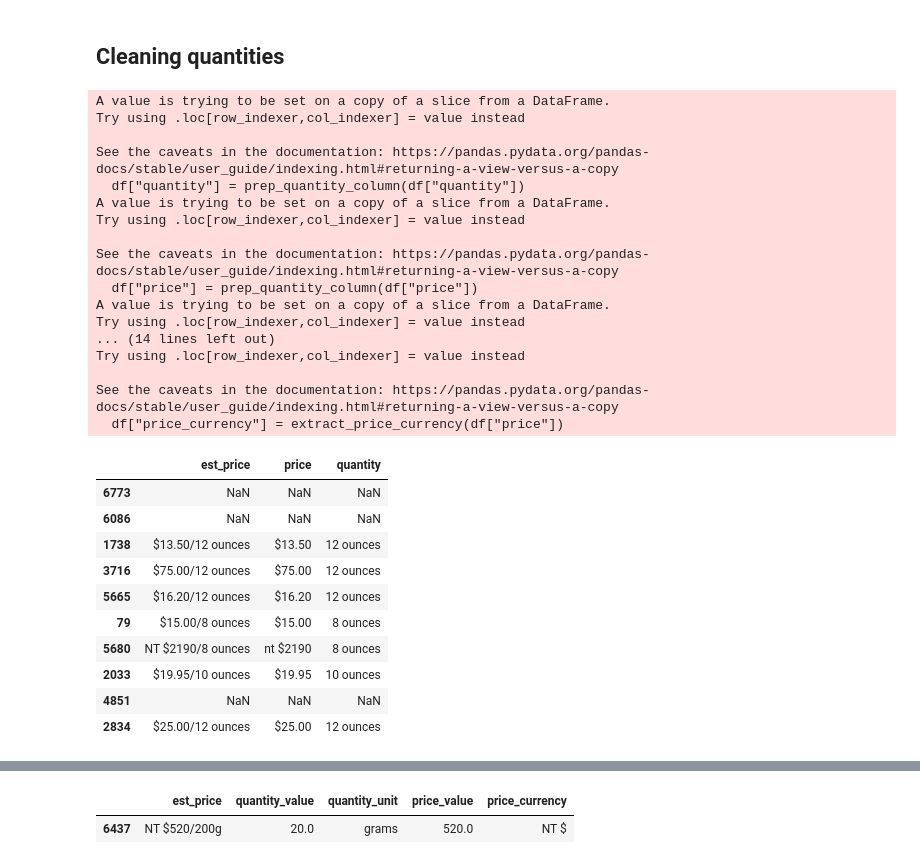
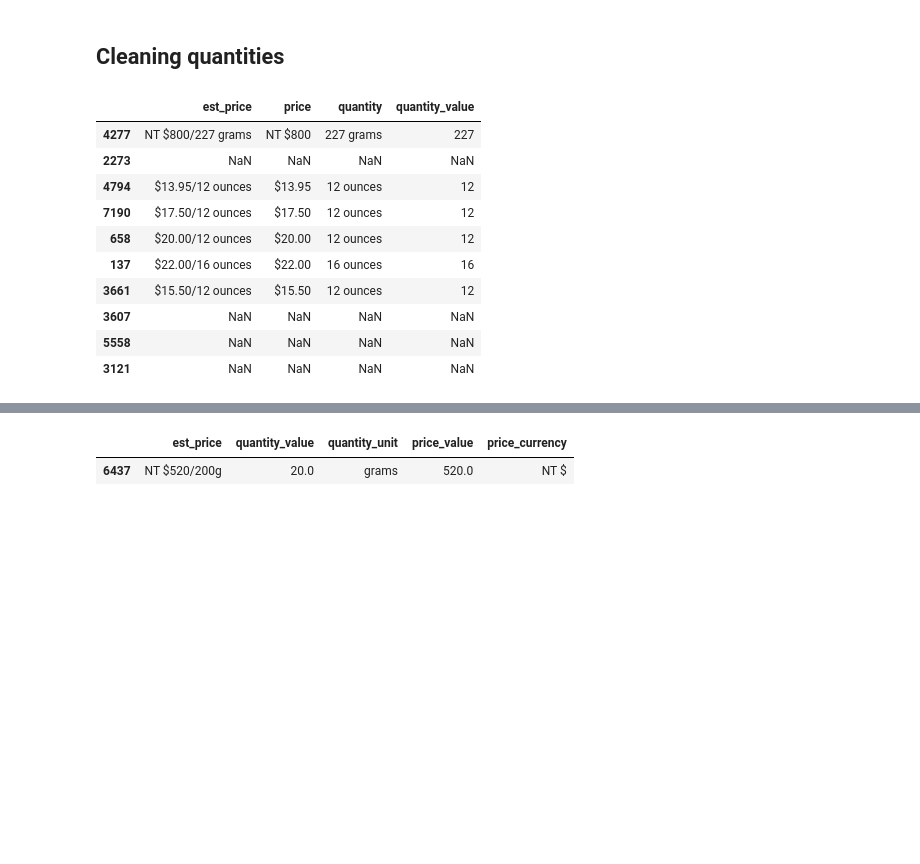
Before and after one commit to tynardone/coffee-review-analysis, a Jupyter notebook: notebooks/1-data-cleaning.ipynb, the cells around one changed output, grey strips where cells are left out. Drawn from its saved outputs; the diff is of its cells as text; code cells hidden in the pictures; blank space fills up the shorter version.

```diff
--- a/notebooks/1-data-cleaning.ipynb
+++ b/notebooks/1-data-cleaning.ipynb
@@ -220,7 +220,7 @@ def prep_price_column(column: pd.Series) -> pd.Series:
 
 
 def extract_quantity_value(column: pd.Series) -> pd.Series:
-    return column
+    return column.str.extract(number_pattern)
 
 
 def extract_quantity_unit(column: pd.Series) -> pd.Series:
@@ -231,65 +231,54 @@ def extract_price_value(column: pd.Series) -> pd.Series:
     return column
 
 
 def extract_price_currency(column: pd.Series) -> pd.Series:
     return column
 
 
 def create_price_quantity_columns(df: pd.DataFrame) -> pd.DataFrame:
     # Split the est_price column into price and quantity columns
     return (
         df.assign(
             # Split est_price into price and quantity, removing commas
             **df["est_price"]
             .str.split("/", n=1, expand=True)
             .replace(",", "", regex=True)
             .rename(columns={0: "price", 1: "quantity"})
         )
         # Filter out rows with unwanted terms in the quantity column
-        .loc[~df["quantity"].str.contains(drop_terms_string, case=False, na=False), :]
-        # Add cleaned and extracted columns
+        .loc[
+            lambda x: ~x["quantity"].str.contains(
+                drop_terms_string, case=False, na=False
+            ),
+            :,
+        ]
         .assign(
             quantity=lambda x: prep_quantity_column(x["quantity"]),
-            price=lambda x: prep_quantity_column(x["price"]),
+            price=lambda x: prep_price_column(x["price"]),
+        )
+        .assign(
             quantity_unit=lambda x: extract_quantity_unit(x["quantity"]),
             quantity_value=lambda x: extract_quantity_value(x["quantity"]),
             price_value=lambda x: extract_price_value(x["price"]),
             price_currency=lambda x: extract_price_currency(x["price"]),
         )
     )
 
 
 df = df_in.pipe(tweak_df).pipe(create_price_quantity_columns)
-df[["est_price", "price", "quantity"]].sample(10)
+df[["est_price", "price", "quantity", "quantity_value"]].sample(10)
 # %% [output]
-A value is trying to be set on a copy of a slice from a DataFrame.
-Try using .loc[row_indexer,col_indexer] = value instead
-
-See the caveats in the documentation: https://pandas.pydata.org/pandas-docs/stable/user_guide/indexing.html#returning-a-view-versus-a-copy
-  df["quantity"] = prep_quantity_column(df["quantity"])
-A value is trying to be set on a copy of a slice from a DataFrame.
-Try using .loc[row_indexer,col_indexer] = value instead
-
-See the caveats in the documentation: https://pandas.pydata.org/pandas-docs/stable/user_guide/indexing.html#returning-a-view-versus-a-copy
-  df["price"] = prep_quantity_column(df["price"])
-A value is trying to be set on a copy of a slice from a DataFrame.
-Try using .loc[row_indexer,col_indexer] = value instead
-... (14 lines left out)
-Try using .loc[row_indexer,col_indexer] = value instead
-
-See the caveats in the documentation: https://pandas.pydata.org/pandas-docs/stable/user_guide/indexing.html#returning-a-view-versus-a-copy
-  df["price_currency"] = extract_price_currency(df["price"])
-|  | est_price | price | quantity |
-| 6773 | NaN | NaN | NaN |
-| 6086 | NaN | NaN | NaN |
-| 1738 | $13.50/12 ounces | $13.50 | 12 ounces |
-| 3716 | $75.00/12 ounces | $75.00 | 12 ounces |
-| 5665 | $16.20/12 ounces | $16.20 | 12 ounces |
-| 79 | $15.00/8 ounces | $15.00 | 8 ounces |
-| 5680 | NT $2190/8 ounces | nt $2190 | 8 ounces |
-| 2033 | $19.95/10 ounces | $19.95 | 10 ounces |
-| 4851 | NaN | NaN | NaN |
-| 2834 | $25.00/12 ounces | $25.00 | 12 ounces |
+|  | est_price | price | quantity | quantity_value |
+| 4277 | NT $800/227 grams | NT $800 | 227 grams | 227 |
+| 2273 | NaN | NaN | NaN | NaN |
+| 4794 | $13.95/12 ounces | $13.95 | 12 ounces | 12 |
+| 7190 | $17.50/12 ounces | $17.50 | 12 ounces | 12 |
+| 658 | $20.00/12 ounces | $20.00 | 12 ounces | 12 |
+| 137 | $22.00/16 ounces | $22.00 | 16 ounces | 16 |
+| 3661 | $15.50/12 ounces | $15.50 | 12 ounces | 12 |
+| 3607 | NaN | NaN | NaN | NaN |
+| 5558 | NaN | NaN | NaN | NaN |
+| 3121 | NaN | NaN | NaN | NaN |
 # %%
 def create_price_quantity_dataframe(df: pd.DataFrame) -> pd.DataFrame:
     """Split the est_price column into price and quantity columns"""
```
Also changed, not shown: parts of 2 cells of this notebook.
